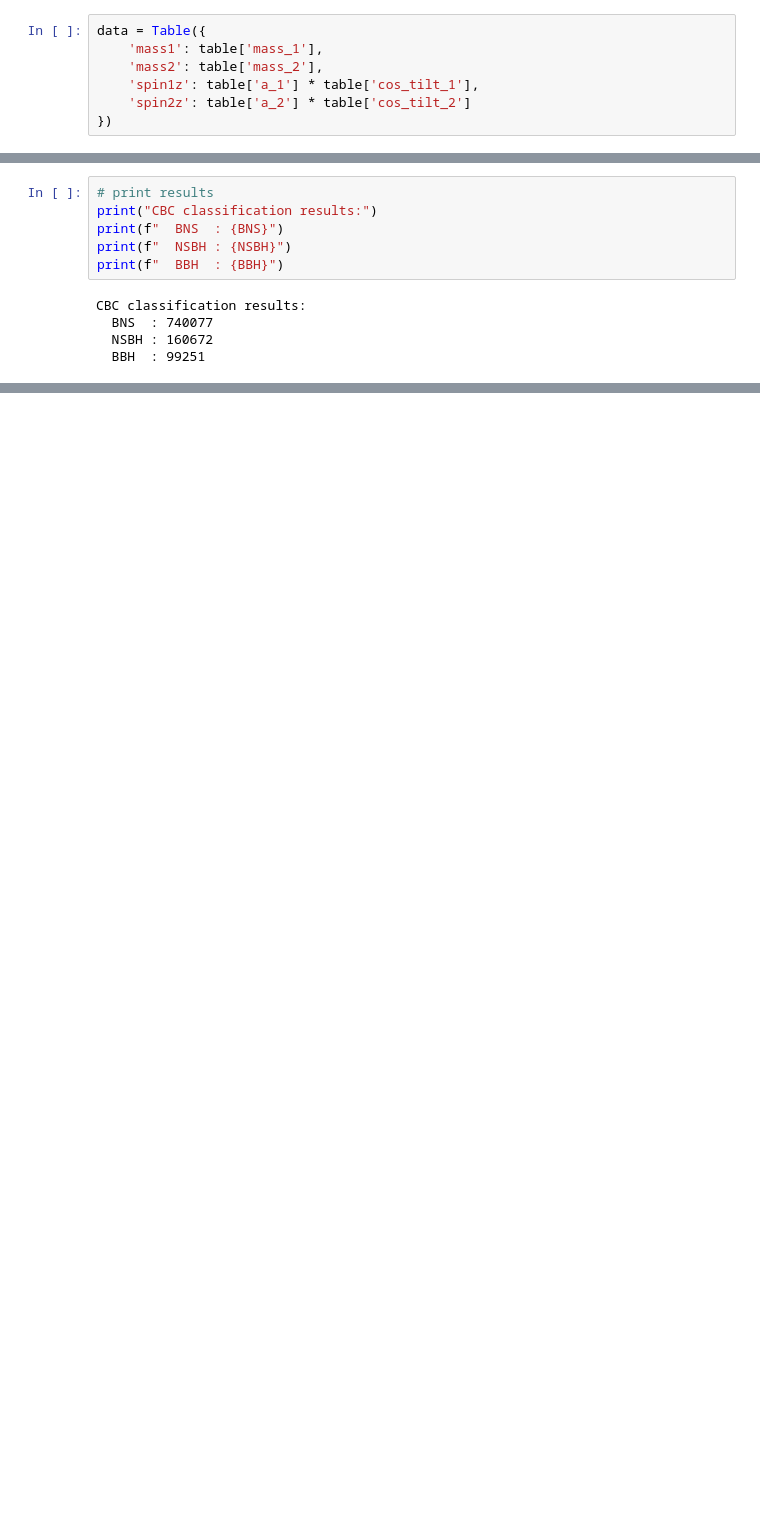
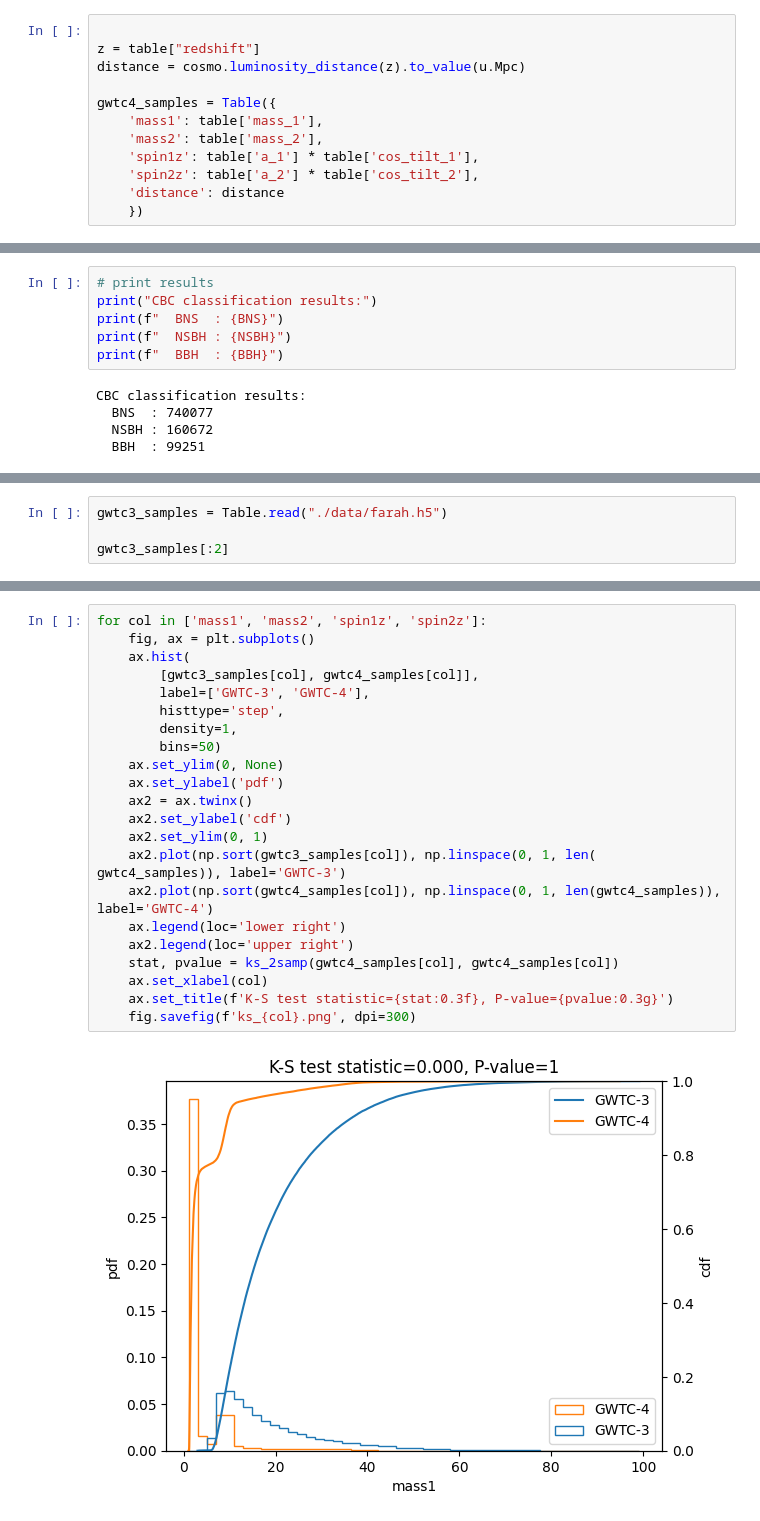
Before and after one commit to weizmannk/GWTC-4-distribution, a Jupyter notebook: distribustion_check.ipynb, the cells around one changed output, grey strips where cells are left out. Cells and saved outputs as stored; diff of their text form; blank space fills up the shorter version.

Commit message:
Compared GWTC-3 vs GWTC-4

```diff
--- a/distribustion_check.ipynb
+++ b/distribustion_check.ipynb
@@ -22,12 +25,17 @@ Table length=2
 # %% [markdown]
 ## 2. Convert GWTC-4's distribution to suitable format for bayestar-inject
 # %%
-data = Table({
+
+z = table["redshift"]
+distance = cosmo.luminosity_distance(z).to_value(u.Mpc)
+
+gwtc4_samples = Table({
     'mass1': table['mass_1'],
     'mass2': table['mass_2'],
     'spin1z': table['a_1'] * table['cos_tilt_1'],
-    'spin2z': table['a_2'] * table['cos_tilt_2']
-})
+    'spin2z': table['a_2'] * table['cos_tilt_2'],
+    'distance': distance
+    })
 # %% [markdown]
 ## 3. Number of events in each sub-population
 # %%
@@ -53,0 +64,4 @@ CBC classification results:
+# %%
+gwtc3_samples = Table.read("./data/farah.h5")
+
+gwtc3_samples[:2]
@@ -53,0 +192,24 @@ CBC classification results:
+# %%
+for col in ['mass1', 'mass2', 'spin1z', 'spin2z']:
+    fig, ax = plt.subplots()
+    ax.hist(
+        [gwtc3_samples[col], gwtc4_samples[col]],
+        label=['GWTC-3', 'GWTC-4'],
+        histtype='step',
+        density=1,
+        bins=50)
+    ax.set_ylim(0, None)
+    ax.set_ylabel('pdf')
+    ax2 = ax.twinx()
+    ax2.set_ylabel('cdf')
+    ax2.set_ylim(0, 1)
+    ax2.plot(np.sort(gwtc3_samples[col]), np.linspace(0, 1, len( gwtc4_samples)), label='GWTC-3')
+    ax2.plot(np.sort(gwtc4_samples[col]), np.linspace(0, 1, len(gwtc4_samples)), label='GWTC-4')
+    ax.legend(loc='lower right')
+    ax2.legend(loc='upper right')
+    stat, pvalue = ks_2samp(gwtc4_samples[col], gwtc4_samples[col])
+    ax.set_xlabel(col)
+    ax.set_title(f'K-S test statistic={stat:0.3f}, P-value={pvalue:0.3g}')
+    fig.savefig(f'ks_{col}.png', dpi=300)
+# %% [output]
+[figure, added]
```
Also changed, not shown: parts of 16 cells of this notebook, 5 other files.
